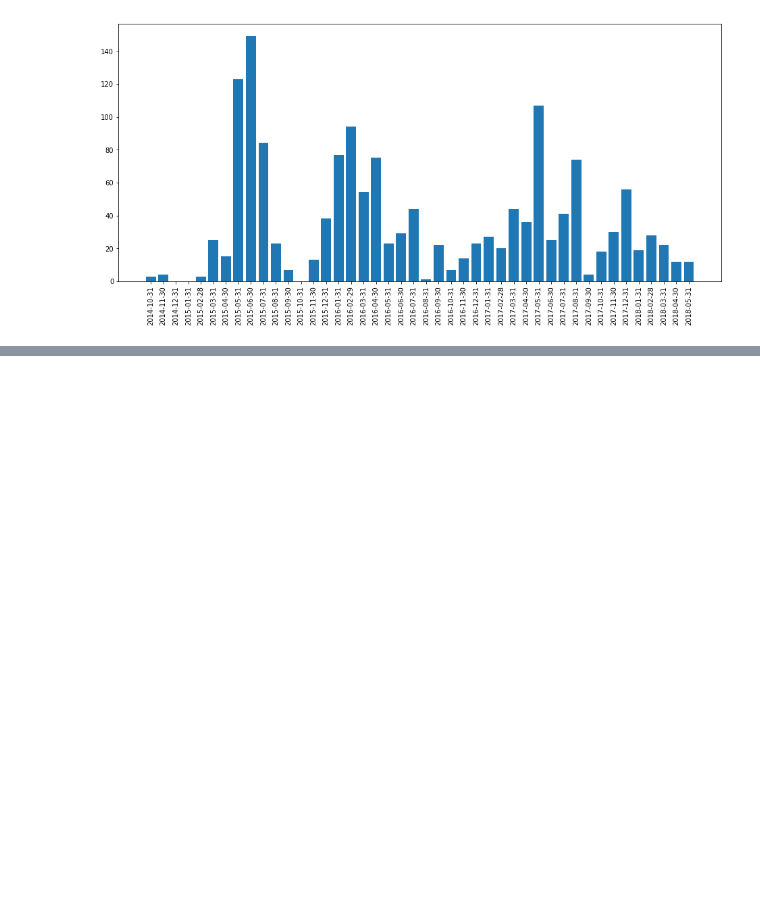
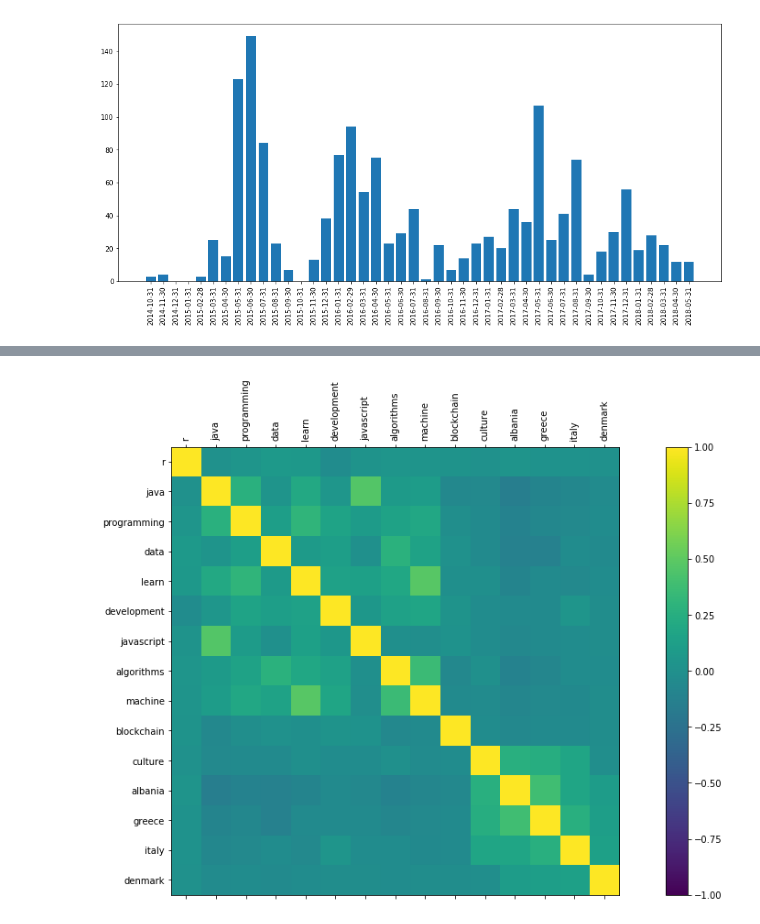
Before and after one commit to alketcecaj12/MyQuoraDataAnalysis, a Jupyter notebook: MyQuoraAnswersStoryTelling.ipynb, the cells around one changed output, grey strips where cells are left out. Drawn from its saved outputs; the diff is of its cells as text; code cells hidden in the pictures; blank space fills up the shorter version.

Commit message:
correlation matrix

```diff
--- a/MyQuoraAnswersStoryTelling.ipynb
+++ b/MyQuoraAnswersStoryTelling.ipynb
@@ -206,0 +220,19 @@ plt.show()
+# %%
+data = pd.read_csv('QuoraTopWordsForCorrMatrixGraphics.csv')
+# my top 15 words correlation graphics
+names = ['r','java','programming','data','learn','development','javascript','algorithms','machine','blockchain','culture','albania','greece','italy','denmark']
+correlations = data.corr()
+# plot correlation matrix
+fig = pyplot.figure(figsize=(18,9))
+ax = fig.add_subplot(111)
+cax = ax.matshow(correlations, vmin=-1, vmax=1)
+
+fig.colorbar(cax)
+ticks = np.arange(0,15,1)
+ax.set_xticks(ticks)
+ax.set_yticks(ticks)
+ax.set_xticklabels(names, rotation='vertical')
+ax.set_yticklabels(names)
+pyplot.show()
+# %% [output]
+[figure, added]
```
Also changed, not shown: parts of 10 cells of this notebook, 1 other file.
